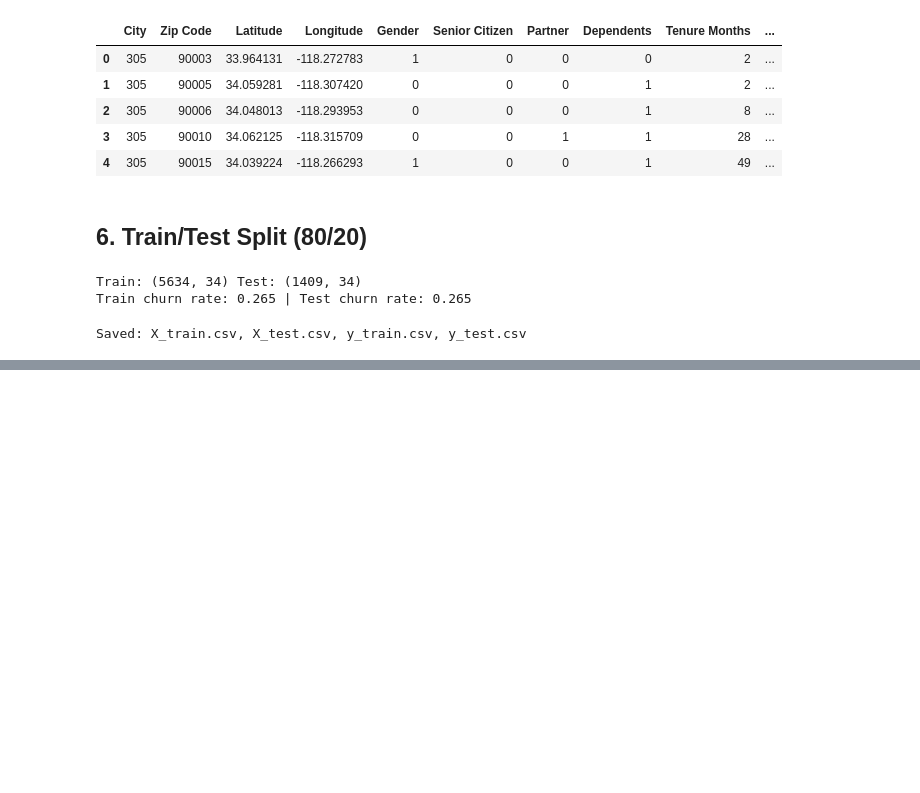
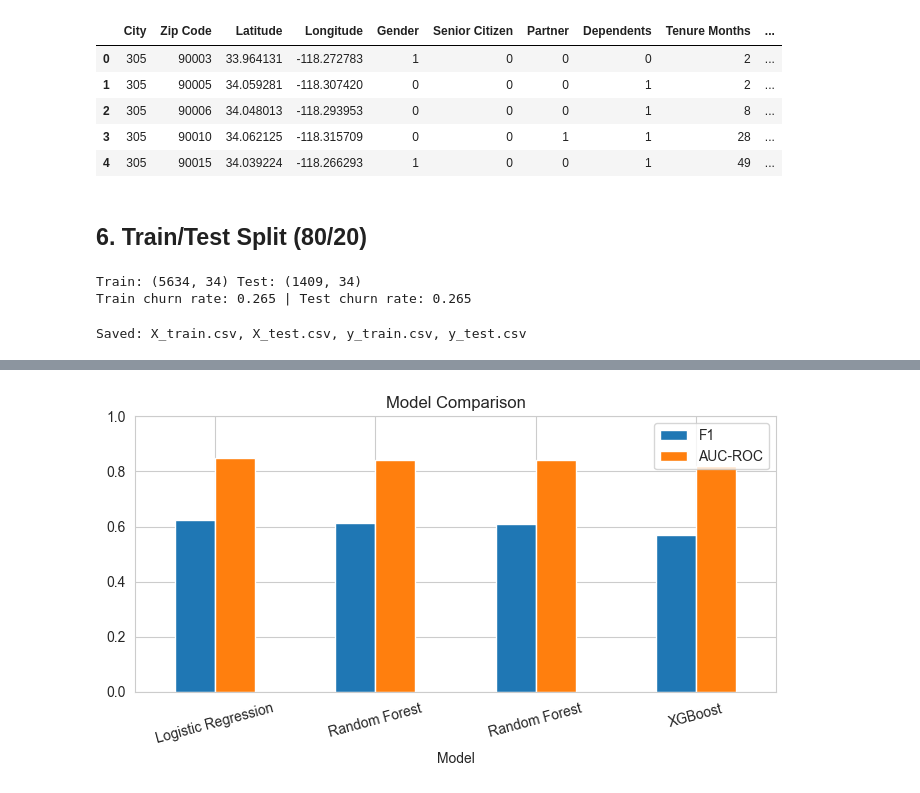
Before and after one commit to Khuld13/customer-churn-prediction, a Jupyter notebook: churn.ipynb, the cells around one changed output, grey strips where cells are left out. Drawn from its saved outputs; the diff is of its cells as text; code cells hidden in the pictures; blank space fills up the shorter version.

Commit message:
Day 3: model training, tuning, and evaluation

```diff
--- a/churn.ipynb
+++ b/churn.ipynb
@@ -236,0 +241,16 @@ Saved: X_train.csv, X_test.csv, y_train.csv, y_test.csv
+# %%
+import os
+import joblib
+
+from sklearn.model_selection import train_test_split, RandomizedSearchCV
+from sklearn.linear_model import LogisticRegression
+from sklearn.ensemble import RandomForestClassifier
+from sklearn.pipeline import make_pipeline
+from sklearn.preprocessing import StandardScaler
+from sklearn.metrics import (
+    f1_score, roc_auc_score, roc_curve, confusion_matrix, classification_report
+)
+from xgboost import XGBClassifier
+
+sns.set_style("whitegrid")
+RANDOM_STATE = 42
@@ -236,0 +300,12 @@ Saved: X_train.csv, X_test.csv, y_train.csv, y_test.csv
+# %%
+scale_pos_weight = (y_train == 0).sum() / (y_train == 1).sum()
+results = []
+
+def record_model(name, model):
+    model.fit(X_train, y_train)
+    pred = model.predict(X_test)
+    proba = model.predict_proba(X_test)[:, 1]
+    f1, auc = f1_score(y_test, pred), roc_auc_score(y_test, proba)
+    results.append({"Model": name, "F1": f1, "AUC-ROC": auc})
+    print(f"{name:<20} F1: {f1:.3f}   AUC-ROC: {auc:.3f}")
+    return model
@@ -236,0 +344,3 @@ Saved: X_train.csv, X_test.csv, y_train.csv, y_test.csv
+# %%
+results_df = pd.DataFrame(results).sort_values("F1", ascending=False)
+results_df
@@ -236,0 +353,8 @@ Saved: X_train.csv, X_test.csv, y_train.csv, y_test.csv
+# %%
+results_df.plot(x="Model", y=["F1", "AUC-ROC"], kind="bar", figsize=(7, 4), ylim=(0, 1))
+plt.title("Model Comparison")
+plt.xticks(rotation=15)
+plt.tight_layout()
+plt.show()
+# %% [output]
+[figure, added]
```
Also changed, not shown: parts of 23 cells of this notebook, 1 other file.
